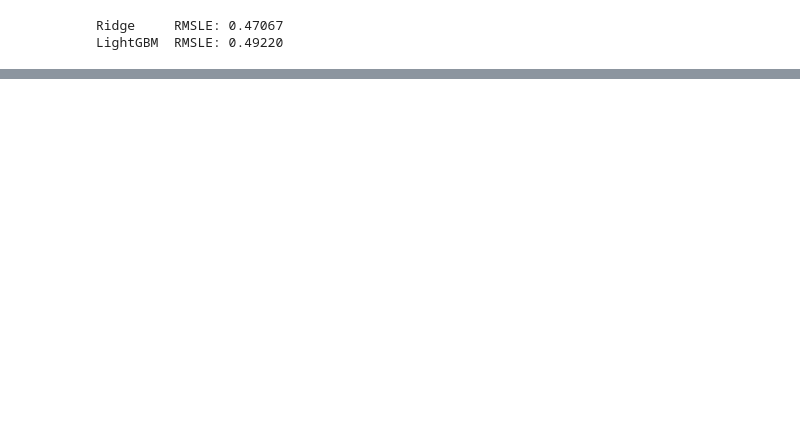
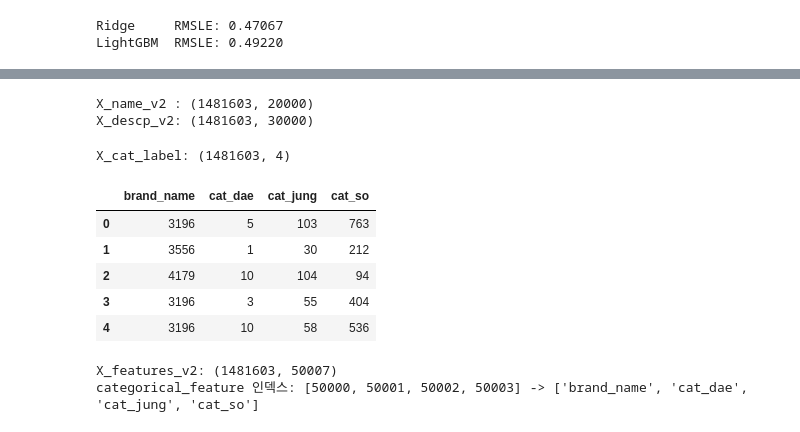
Before and after one commit to Hyehyun1001/ml-data-analysis, a Jupyter notebook: 04_regression_mercari/Mercari.ipynb, the cells around one changed output, grey strips where cells are left out. Cells and saved outputs as stored; diff of their text form; code cells hidden in the pictures; blank space fills up the shorter version.

```diff
--- a/04_regression_mercari/Mercari.ipynb
+++ b/04_regression_mercari/Mercari.ipynb
@@ -629,0 +621,55 @@ B안 단계적 LGBM    RMSLE: 0.49735
+# %%
+# n-gram 확장 벡터화 (기존 X_name, X_descp는 그대로 두고 v2 변수로 별도 생성)
+name_vec_v2 = CountVectorizer(ngram_range=(1, 2), min_df=2, max_features=20000)
+X_name_v2 = name_vec_v2.fit_transform(mercari_df['name'])
+
+def ngram_analyzer(tokens, n_range=(1, 2)):
+    """이미 토큰화된 리스트에서 n_range 범위의 n-gram을 직접 생성 (analyzer 커스텀이라 ngram_range 파라미터가 안 먹혀서 수동 구현)"""
+    grams = []
+    for n in range(n_range[0], n_range[1] + 1):
+        grams += [' '.join(tokens[i:i + n]) for i in range(len(tokens) - n + 1)]
+    return grams
+
+desc_vec_v2 = TfidfVectorizer(min_df=2, max_features=30000, analyzer=lambda x: ngram_analyzer(x, (1, 2)))
+X_descp_v2 = desc_vec_v2.fit_transform(mercari_df['item_description'])
+
+print('X_name_v2 :', X_name_v2.shape)
+print('X_descp_v2:', X_descp_v2.shape)
+# %% [output]
+X_name_v2 : (1481603, 20000)
+X_descp_v2: (1481603, 30000)
+# %%
+# 범주형 컬럼: OneHotEncoder 대신 LabelEncoder로 정수 라벨화 -> LGBM categorical_feature로 넘길 예정
+from sklearn.preprocessing import LabelEncoder
+
+cat_label_encoders = {}
+cat_label_df = pd.DataFrame(index=mercari_df.index)
+for col in CAT_COLS:
+    le = LabelEncoder()
+    cat_label_df[col] = le.fit_transform(mercari_df[col])
+    cat_label_encoders[col] = le
+
+X_cat_label = csr_matrix(cat_label_df.values.astype(float))
+print('X_cat_label:', X_cat_label.shape)
+cat_label_df.head()
+# %% [output]
+X_cat_label: (1481603, 4)
+|  | brand_name | cat_dae | cat_jung | cat_so |
+| 0 | 3196 | 5 | 103 | 763 |
+| 1 | 3556 | 1 | 30 | 212 |
+| 2 | 4179 | 10 | 104 | 94 |
+| 3 | 3196 | 3 | 55 | 404 |
+| 4 | 3196 | 10 | 58 | 536 |
+# %%
+# hstack 재결합: n-gram 텍스트 블록 + 라벨 인코딩된 범주형 + 기존 수치형(X_num)
+X_features_v2 = hstack([X_name_v2, X_descp_v2, X_cat_label, X_num]).tocsr()
+
+# 범주형 컬럼이 결합된 matrix에서 몇 번째 인덱스에 위치하는지 계산 (LGBM categorical_feature에 필요)
+n_text = X_name_v2.shape[1] + X_descp_v2.shape[1]
+cat_feature_idx = list(range(n_text, n_text + len(CAT_COLS)))
+
+print('X_features_v2:', X_features_v2.shape)
+print('categorical_feature 인덱스:', cat_feature_idx, '->', CAT_COLS)
+# %% [output]
+X_features_v2: (1481603, 50007)
+categorical_feature 인덱스: [50000, 50001, 50002, 50003] -> ['brand_name', 'cat_dae', 'cat_jung', 'cat_so']
```
Also changed, not shown: parts of 18 cells of this notebook.
